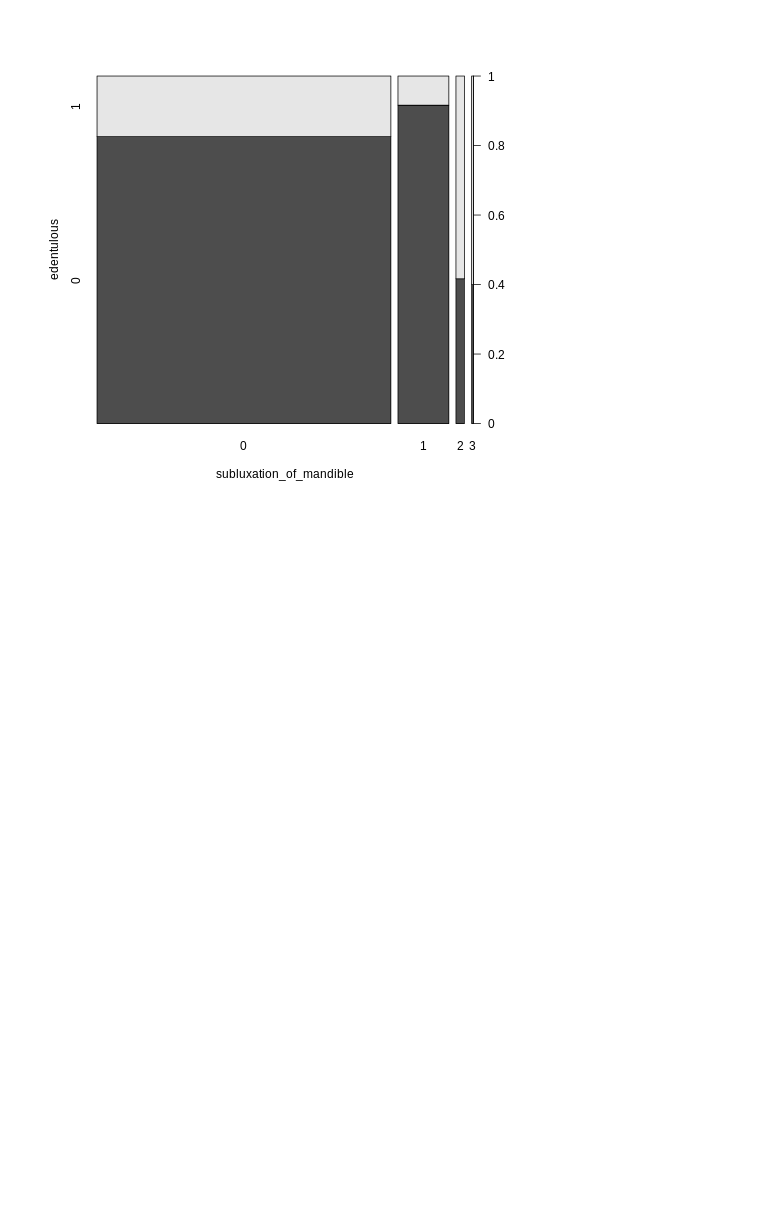
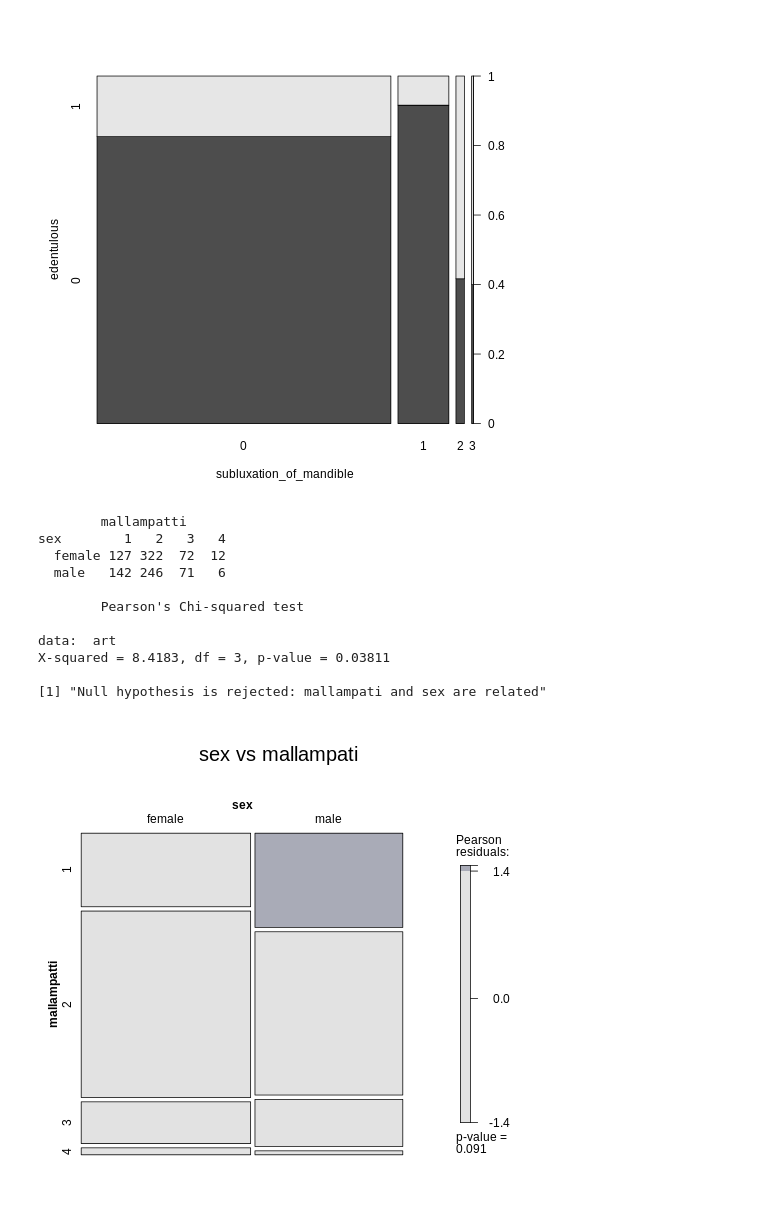
Before and after one commit to harnalashok/classification, a Jupyter notebook: airways.ipynb, the cells around one changed output. Drawn from its saved outputs; the diff is of its cells as text; code cells hidden in the pictures; blank space fills up the shorter version.

```diff
--- a/airways.ipynb
+++ b/airways.ipynb
@@ -3061,3 +2920,44 @@ subluxation_of_mandible   0   1
                       2  10  14
                       3   2   3
 [figure]
+# %%
+%%R
+
+# https://stats.stackexchange.com/a/147864
+
+# 1. sex vs mallampatti
+
+art <- xtabs(~sex+mallampatti , data = df_r)
+
+mosaic(art,
+       gp = shading_max,
+       split_vertical = TRUE,
+       main="sex vs mallampati"
+       )
+
+
+fisher.test( art )
+score <-chisq.test(art)
+
+print(art)
+
+print(score)
+
+if ( score$p.value > 0.05 ) {
+  print("Null hypothesis stands: mallampati and sex are independent")
+} else {
+  print("Null hypothesis is rejected: mallampati and sex are related")
+}
+# %% [output]
+        mallampatti
+sex        1   2   3   4
+  female 127 322  72  12
+  male   142 246  71   6
+
+        Pearson's Chi-squared test
+
+data:  art
+X-squared = 8.4183, df = 3, p-value = 0.03811
+
+[1] "Null hypothesis is rejected: mallampati and sex are related"
+[figure, added]
```
Also changed, not shown: parts of 13 cells of this notebook.
